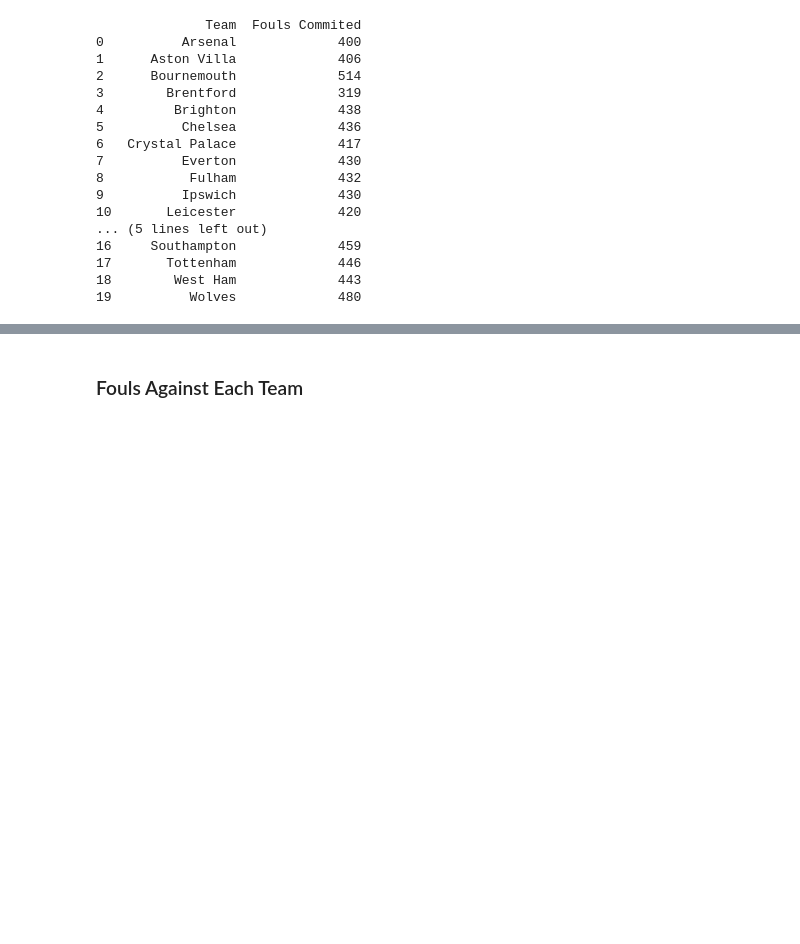
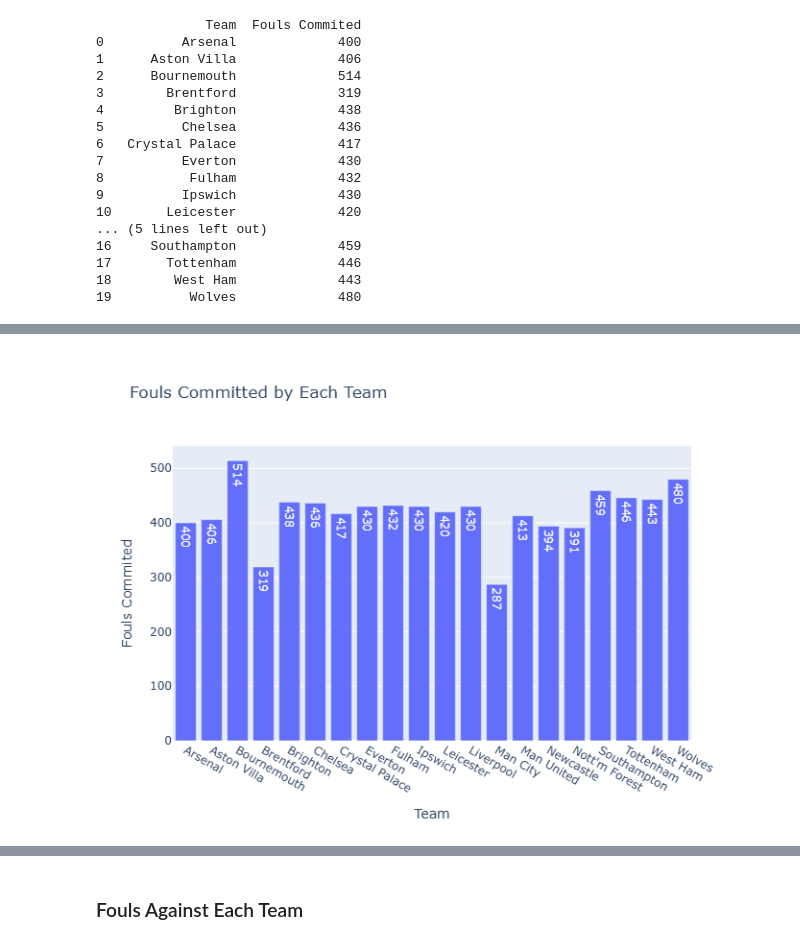
Before and after one commit to rayhanf14/pl-2024-25-analysis, a Jupyter notebook: notebooks/data_analysis_vizualization.ipynb, the cells around one changed output, grey strips where cells are left out. Saved outputs shown, nothing was run; the diff lists cells and outputs as text; code cells hidden in the pictures; blank space fills up the shorter version.

```diff
--- a/notebooks/data_analysis_vizualization.ipynb
+++ b/notebooks/data_analysis_vizualization.ipynb
@@ -164,4 +170,6 @@ fig = px.bar(df_team_fouls,
              )
 fig.write_image('../images/fouls_committed_bar.png')
 fig.show()
+img_bytes = fig.to_image(format="png")
+display(Image(img_bytes))
 # %% [output]
@@ -169,3 +176,4 @@ fig.show()
+[figure, added]
 # %%
 fig = px.box(df_team_fouls,
              y='Fouls Commited',
```
Also changed, not shown: parts of 9 cells of this notebook, 2 other files.
